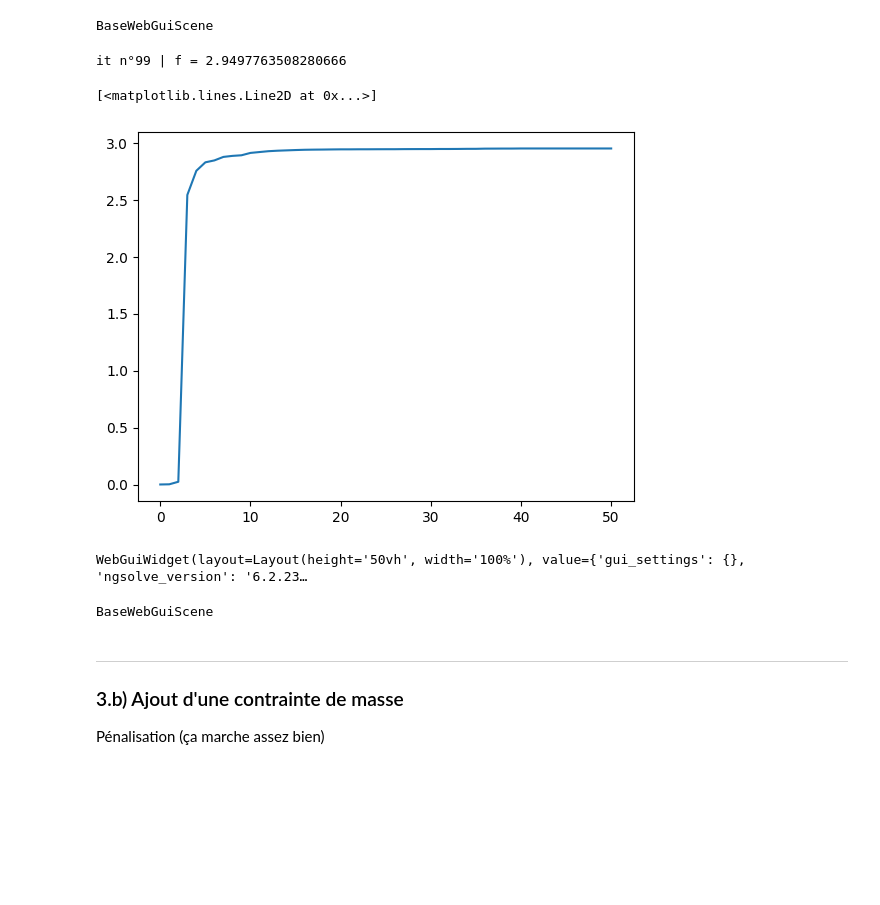
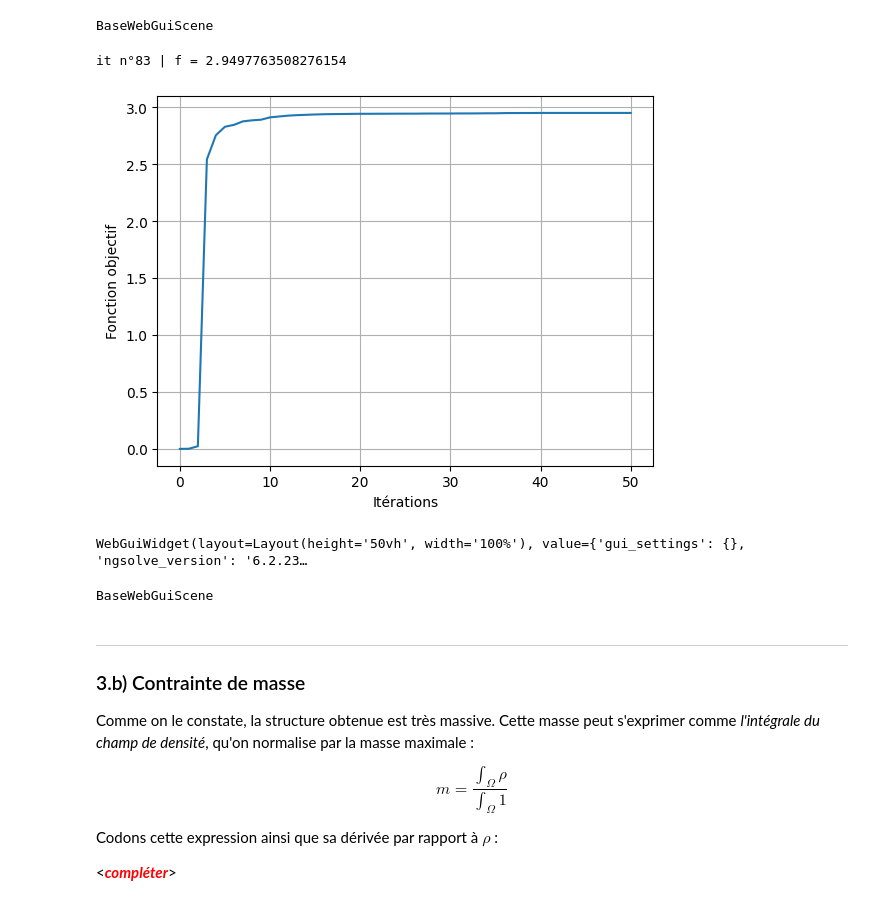
Before and after one commit to tcherrie/tutoriel_optimisation_topologique_GDR_SEEDS, a Jupyter notebook: 3-Optimisation topologique d'un transformateur.ipynb, the cells around one changed output. Saved outputs shown, nothing was run; the diff lists cells and outputs as text; code cells hidden in the pictures; blank space fills up the shorter version.

```diff
--- a/3-Optimisation topologique d'un transformateur.ipynb
+++ b/3-Optimisation topologique d'un transformateur.ipynb
@@ -415,23 +415,34 @@ for n in range(nmax):
         alpha = alpha*1.2
         rho = rho_test
         rhoHistory.append(copy(rho))
+
+    if alpha < 1e-4:
+        break
 # %% [output]
-it n°99 | f = 2.9497763508280666
+it n°83 | f = 2.9497763508276154
 # %%
 plt.plot(objectiveHistory)
+plt.xlabel('Itérations')
+plt.ylabel('Fonction objectif')
+plt.grid() ; plt.show()
 # %% [output]
-[<matplotlib.lines.Line2D at 0x...>]
-[figure, old version]
+[figure, new version]
 # %%
 Draw(rho)
 # %% [output]
 WebGuiWidget(layout=Layout(height='50vh', width='100%'), value={'gui_settings': {}, 'ngsolve_version': '6.2.23…
 BaseWebGuiScene
-# %% [markdown]
-___
-### 3.b) Ajout d'une contrainte de masse
-
-Pénalisation (ça marche assez bien)
+# %% [markdown]
+___
+### 3.b) Contrainte de masse
+
+Comme on le constate, la structure obtenue est très massive. Cette masse peut s'exprimer comme *l'intégrale du champ de densité*, qu'on normalise par la masse maximale :
+
+$$ m = \frac{\int_\Omega \rho}{\int_\Omega 1} $$
+
+Codons cette expression ainsi que sa dérivée par rapport à $\rho$ :
+
+<***<font color='red'>compléter</font>***>
 # %%
 def mass(rho):
     return Integrate(rho, mesh)/Integrate(CoefficientFunction((1)), mesh)
```
Also changed, not shown: parts of 12 cells of this notebook.
